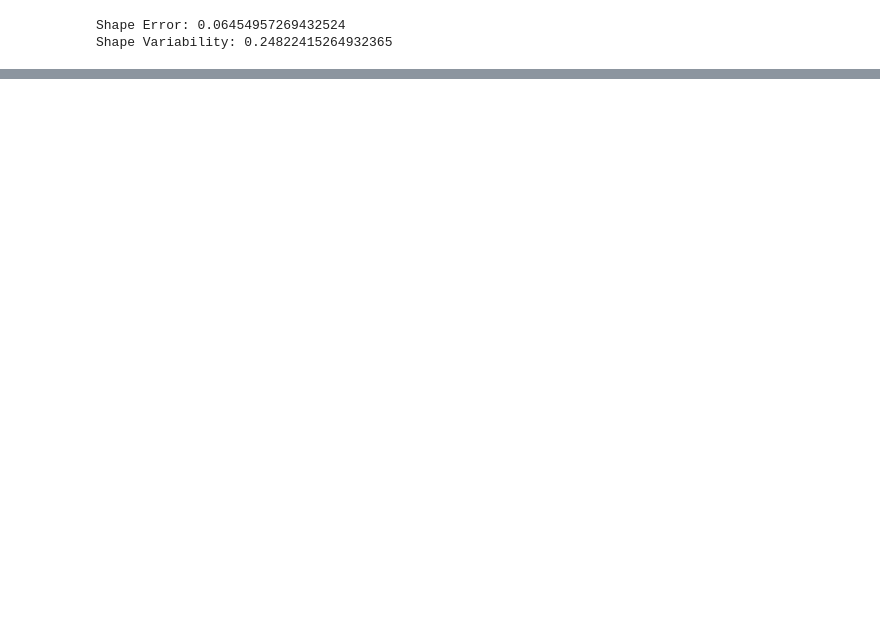
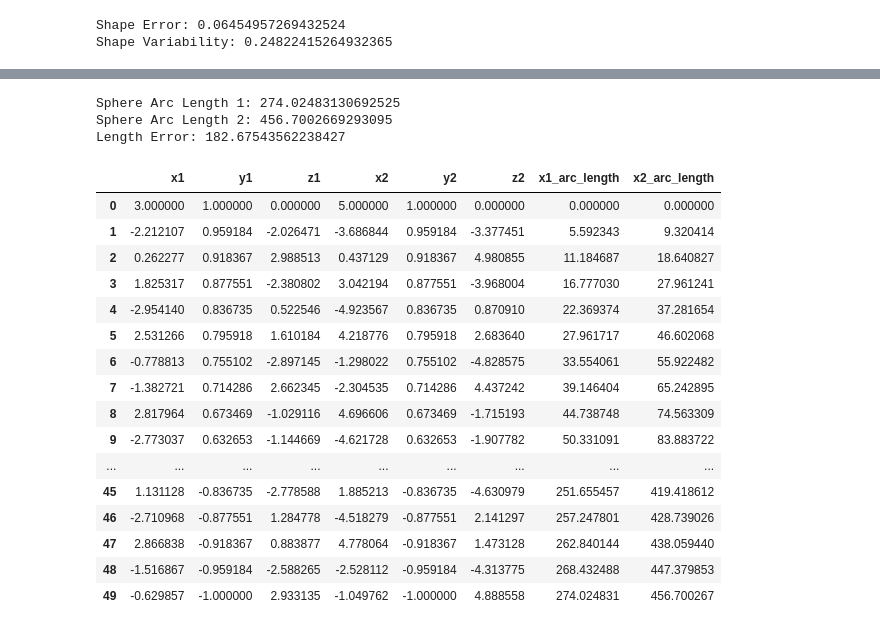
Before and after one commit to tvilxyz/gestureInterface, a Jupyter notebook: DataAnalysis/stroke_comparison_tyler.ipynb, the cells around one changed output, grey strips where cells are left out. Drawn from its saved outputs; the diff is of its cells as text; code cells hidden in the pictures; blank space fills up the shorter version.

```diff
--- a/DataAnalysis/stroke_comparison_tyler.ipynb
+++ b/DataAnalysis/stroke_comparison_tyler.ipynb
@@ -357,0 +332,67 @@ Shape Variability: nan
+# %%
+def calculateSphereArcLength():
+    p0_arc_length = []
+    p1_arc_length = []
+
+    for i in range(1, len(sphereArcLengthDF)+1):
+        p0_inner_val = 0
+        p1_inner_val = 0
+
+        for j in range(1, i):
+            p0_x_diff = sphereArcLengthDF.iloc[j]["x1"] - sphereArcLengthDF.iloc[j-1]["x1"]
+            p0_y_diff = sphereArcLengthDF.iloc[j]["y1"] - sphereArcLengthDF.iloc[j-1]["y1"]
+            p0_z_diff = sphereArcLengthDF.iloc[j]["z1"] - sphereArcLengthDF.iloc[j-1]["z1"]
+
+            p0_norm = np.sqrt((p0_x_diff**2) + (p0_y_diff**2) + (p0_z_diff**2))
+            p0_inner_val += p0_norm
+
+
+            p1_x_diff = sphereArcLengthDF.iloc[j]["x2"] - sphereArcLengthDF.iloc[j-1]["x2"]
+            p1_y_diff = sphereArcLengthDF.iloc[j]["y2"] - sphereArcLengthDF.iloc[j-1]["y2"]
+            p1_z_diff = sphereArcLengthDF.iloc[j]["z2"] - sphereArcLengthDF.iloc[j-1]["z2"]
+            p1_norm = np.sqrt((p1_x_diff**2) + (p1_y_diff**2) + (p1_z_diff**2))
+            p1_inner_val += p1_norm
+
+        p0_arc_length.append(p0_inner_val)
+        p1_arc_length.append(p1_inner_val)
+
+    sphereArcLengthDF["x1_arc_length"] = p0_arc_length
+    sphereArcLengthDF["x2_arc_length"] = p1_arc_length
+
+calculateSphereArcLength()
+
+# 2nd LE Formula
+pathLength1 = sphereArcLengthDF.iloc[len(sphereArcLengthDF)-1]["x1_arc_length"] # Last index of the dataframe since we just want the total distance
+pathLength2 = sphereArcLengthDF.iloc[len(sphereArcLengthDF)-1]["x2_arc_length"]
+
+# Print arc-length - should be 2*pi*r for 360 degree
+print(f"Sphere Arc Length 1: {pathLength1}")
+print(f"Sphere Arc Length 2: {pathLength2}")
+
+
+
+LE = np.absolute(pathLength1 - pathLength2)
+print(f"Length Error: {LE}")
+
+sphereArcLengthDF
+# %% [output]
+Sphere Arc Length 1: 274.02483130692525
+Sphere Arc Length 2: 456.7002669293095
+Length Error: 182.67543562238427
+|  | x1 | y1 | z1 | x2 | y2 | z2 | x1_arc_length | x2_arc_length |
+| 0 | 3.000000 | 1.000000 | 0.000000 | 5.000000 | 1.000000 | 0.000000 | 0.000000 | 0.000000 |
+| 1 | -2.212107 | 0.959184 | -2.026471 | -3.686844 | 0.959184 | -3.377451 | 5.592343 | 9.320414 |
+| 2 | 0.262277 | 0.918367 | 2.988513 | 0.437129 | 0.918367 | 4.980855 | 11.184687 | 18.640827 |
+| 3 | 1.825317 | 0.877551 | -2.380802 | 3.042194 | 0.877551 | -3.968004 | 16.777030 | 27.961241 |
+| 4 | -2.954140 | 0.836735 | 0.522546 | -4.923567 | 0.836735 | 0.870910 | 22.369374 | 37.281654 |
+| 5 | 2.531266 | 0.795918 | 1.610184 | 4.218776 | 0.795918 | 2.683640 | 27.961717 | 46.602068 |
+| 6 | -0.778813 | 0.755102 | -2.897145 | -1.298022 | 0.755102 | -4.828575 | 33.554061 | 55.922482 |
+| 7 | -1.382721 | 0.714286 | 2.662345 | -2.304535 | 0.714286 | 4.437242 | 39.146404 | 65.242895 |
+| 8 | 2.817964 | 0.673469 | -1.029116 | 4.696606 | 0.673469 | -1.715193 | 44.738748 | 74.563309 |
+| 9 | -2.773037 | 0.632653 | -1.144669 | -4.621728 | 0.632653 | -1.907782 | 50.331091 | 83.883722 |
+| ... | ... | ... | ... | ... | ... | ... | ... | ... |
+| 45 | 1.131128 | -0.836735 | -2.778588 | 1.885213 | -0.836735 | -4.630979 | 251.655457 | 419.418612 |
+| 46 | -2.710968 | -0.877551 | 1.284778 | -4.518279 | -0.877551 | 2.141297 | 257.247801 | 428.739026 |
+| 47 | 2.866838 | -0.918367 | 0.883877 | 4.778064 | -0.918367 | 1.473128 | 262.840144 | 438.059440 |
+| 48 | -1.516867 | -0.959184 | -2.588265 | -2.528112 | -0.959184 | -4.313775 | 268.432488 | 447.379853 |
+| 49 | -0.629857 | -1.000000 | 2.933135 | -1.049762 | -1.000000 | 4.888558 | 274.024831 | 456.700267 |
```
Also changed, not shown: parts of 14 cells of this notebook.
